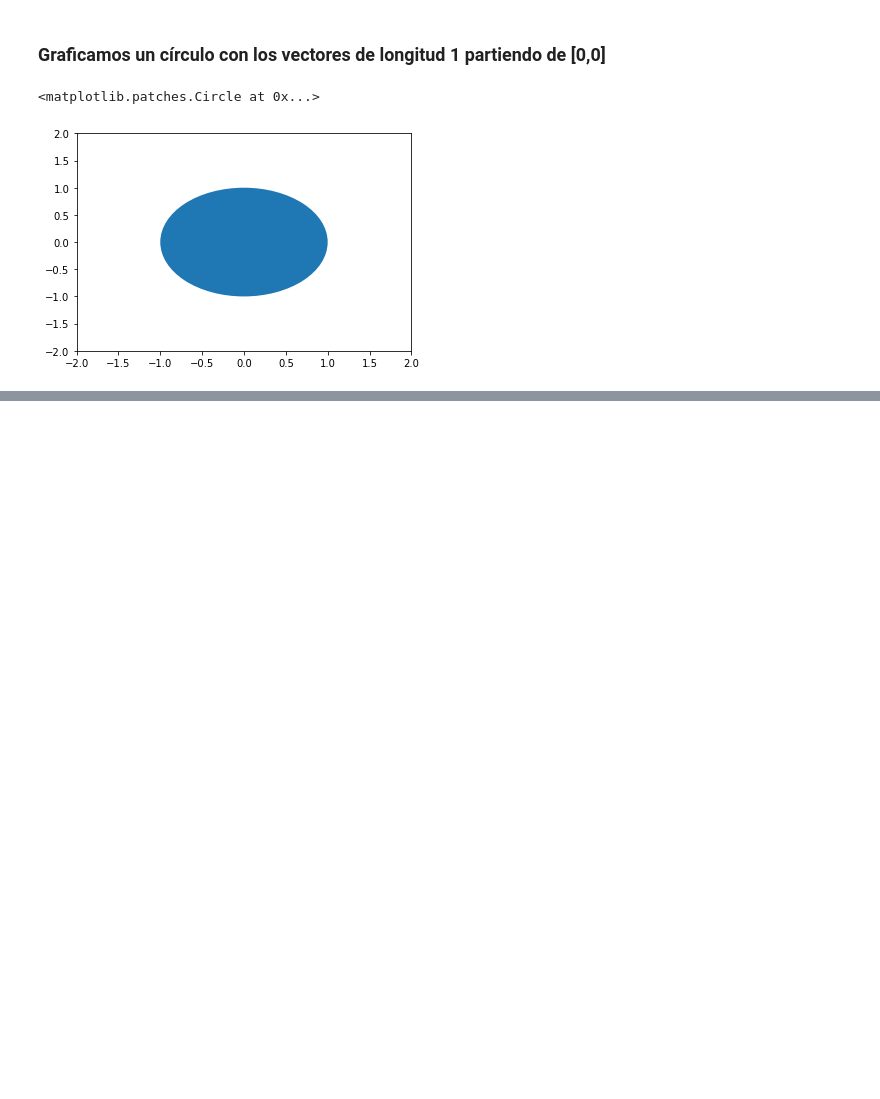
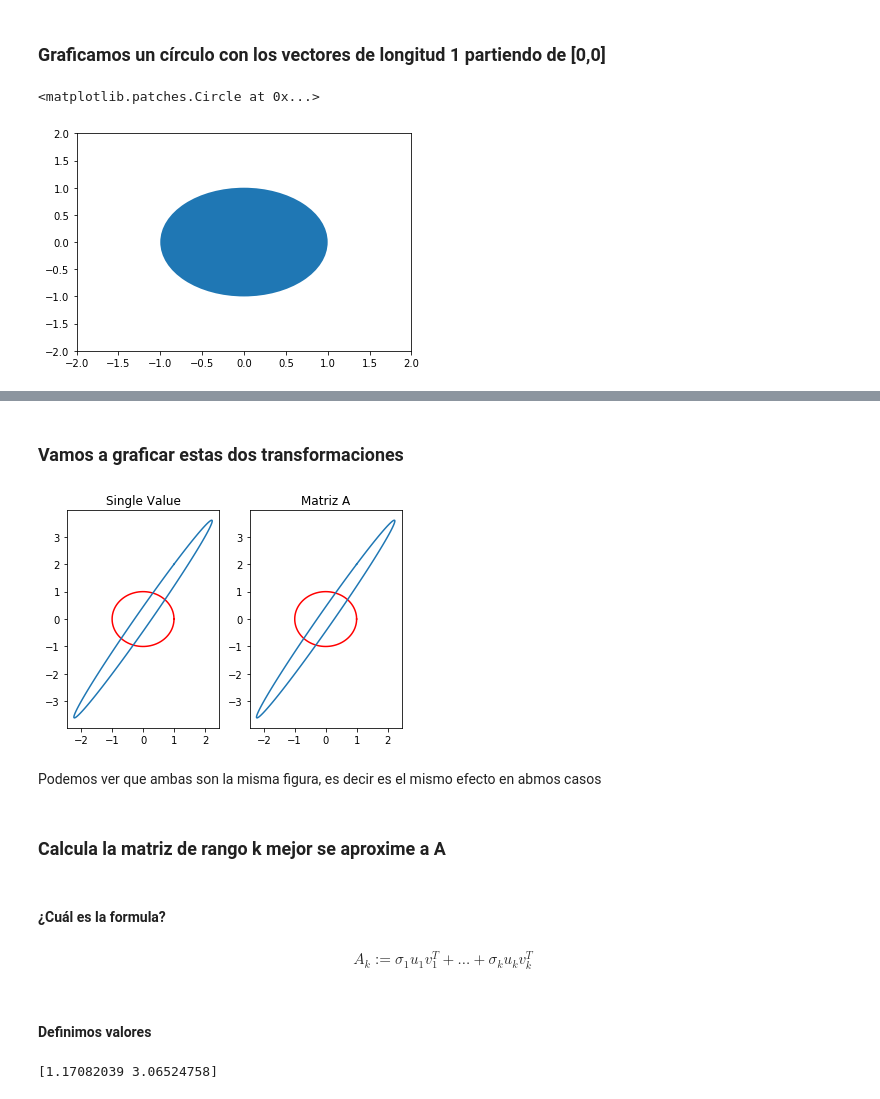
Before and after one commit to driverag83/EjerciciosAlgebraLinealMCD, a Jupyter notebook: AL-Ejercicio1.ipynb, the cells around one changed output, grey strips where cells are left out. Cells and saved outputs as stored; diff of their text form; code cells hidden in the pictures; blank space fills up the shorter version.

```diff
--- a/AL-Ejercicio1.ipynb
+++ b/AL-Ejercicio1.ipynb
@@ -65,0 +108,33 @@ ax.add_artist(a_circle)
+# %% [markdown]
+### Vamos a graficar estas dos transformaciones
+# %%
+vectorn = np.matrix([x1,y1]).T
+
+a = np.dot(u,np.dot(np.diag(s),np.dot(v,vectorn.T))).T
+
+a1 = np.dot(A,vectorn.T).T
+
+fig, ax = plt.subplots(1,2)
+ax[0].set_title("Single Value")
+ax[1].set_title("Matriz A")
+
+ax[0].plot(vectorn[:,0],vectorn[:,1],c='r')
+ax[1].plot(vectorn[:,0],vectorn[:,1],c='r')
+
+ax[0].plot(a[:,0],a[:,1])
+
+ax[1].plot(a1[:,0],a1[:,1])
+
+plt.show()
+# %% [output]
+[figure, added]
+# %% [markdown]
+Podemos ver que ambas son la misma figura, es decir es el mismo efecto en abmos casos
+# %% [markdown]
+### Calcula la matriz de rango k mejor se aproxime a A
+# %% [markdown]
+#### ¿Cuál es la formula?
+
+#### $$A_k := \sigma_1 u_1 v_1^T + ... + \sigma_k u_k v_k^T$$
+# %% [markdown]
+#### Definimos valores
@@ -65,0 +147,4 @@ ax.add_artist(a_circle)
+# %%
+print(matriz)
+# %% [output]
+[1.17082039 3.06524758]
```
Also changed, not shown: parts of 19 cells of this notebook.
